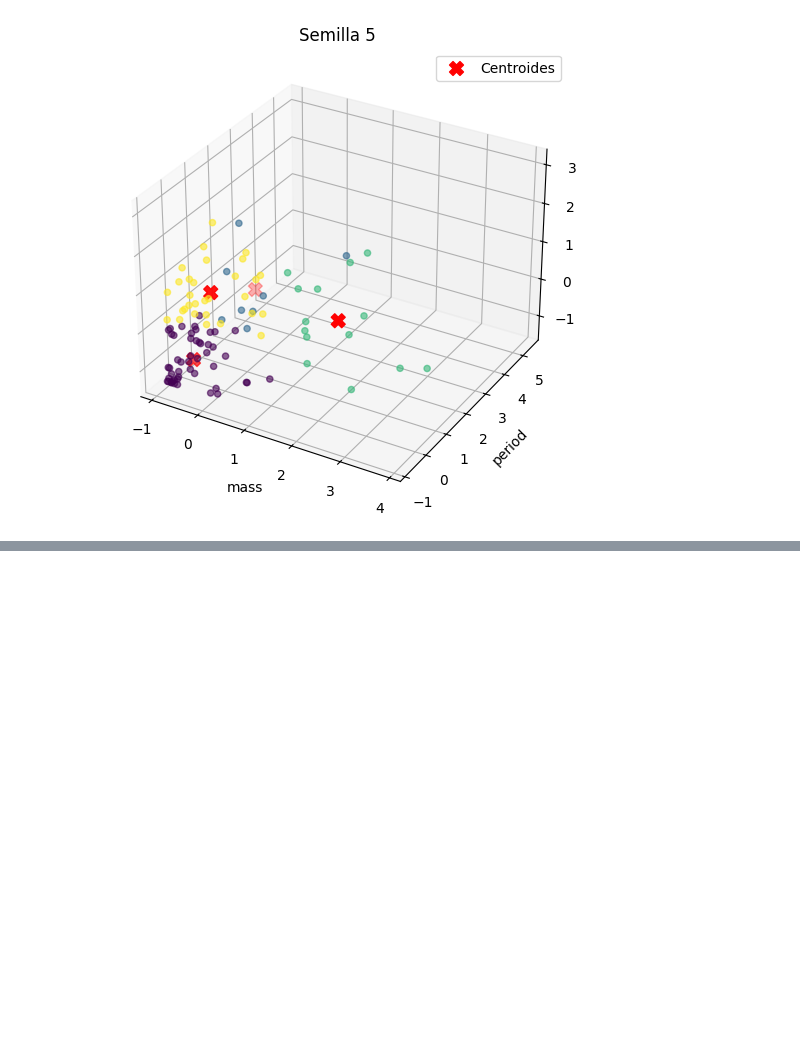
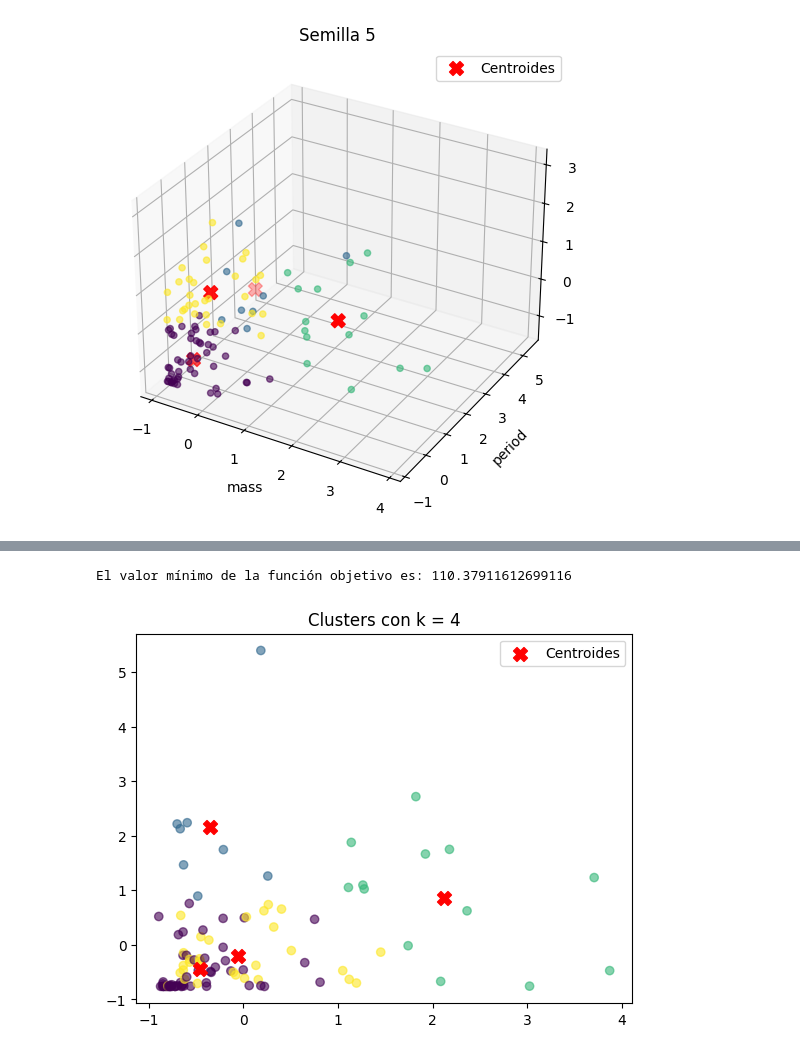
Before and after one commit to valentinarias-dtsc/inferencia_estadistica_tp2, a Jupyter notebook: Punto3.ipynb, the cells around one changed output, grey strips where cells are left out. Cells and saved outputs as stored; diff of their text form; code cells hidden in the pictures; blank space fills up the shorter version.

```diff
--- a/Punto3.ipynb
+++ b/Punto3.ipynb
@@ -153,10 +113,0 @@ d) Ejecutar el metodo K-medias eligiendo los centroides a partir de algun criter
-# %%
-pruebas = range(10)
-minimos = []
-
-for i in pruebas:
-    kmeans = KMeans(n_clusters=i+1, init = "random", n_init=10, random_state=42)
-    kmeans.fit(df_standard)
-    minimos.append(kmeans.inertia_)
-    print(f"\nPara {i+1} grupos, el valor mínimo de la función objetivo es: {kmeans.inertia_}")
-    print("******"*10)
@@ -195,0 +221,16 @@ plt.scatter(pruebas, minimos, color='blue')
+# %%
+kmeans_4 = KMeans(n_clusters=4, init = "k-means++", n_init=10, random_state=42)
+kmeans_4.fit(df_standard)
+centroides_4=kmeans_4.cluster_centers_
+etiquetas_4=kmeans_4.labels_
+print(f"El valor mínimo de la función objetivo es: {kmeans_4.inertia_}")
+
+plt.figure()
+plt.scatter(df_standard['mass'], df_standard['period'], c=etiquetas_4, cmap='viridis', alpha=0.6)
+plt.scatter(centroides_4[:, 0], centroides_4[:, 1], c='red', marker='X', s=100, label='Centroides')
+plt.title("Clusters con k = 4")
+plt.legend()
+plt.show()
+# %% [output]
+El valor mínimo de la función objetivo es: 110.37911612699116
+[figure, added]
```
Also changed, not shown: parts of 23 cells of this notebook, 1 other file.
